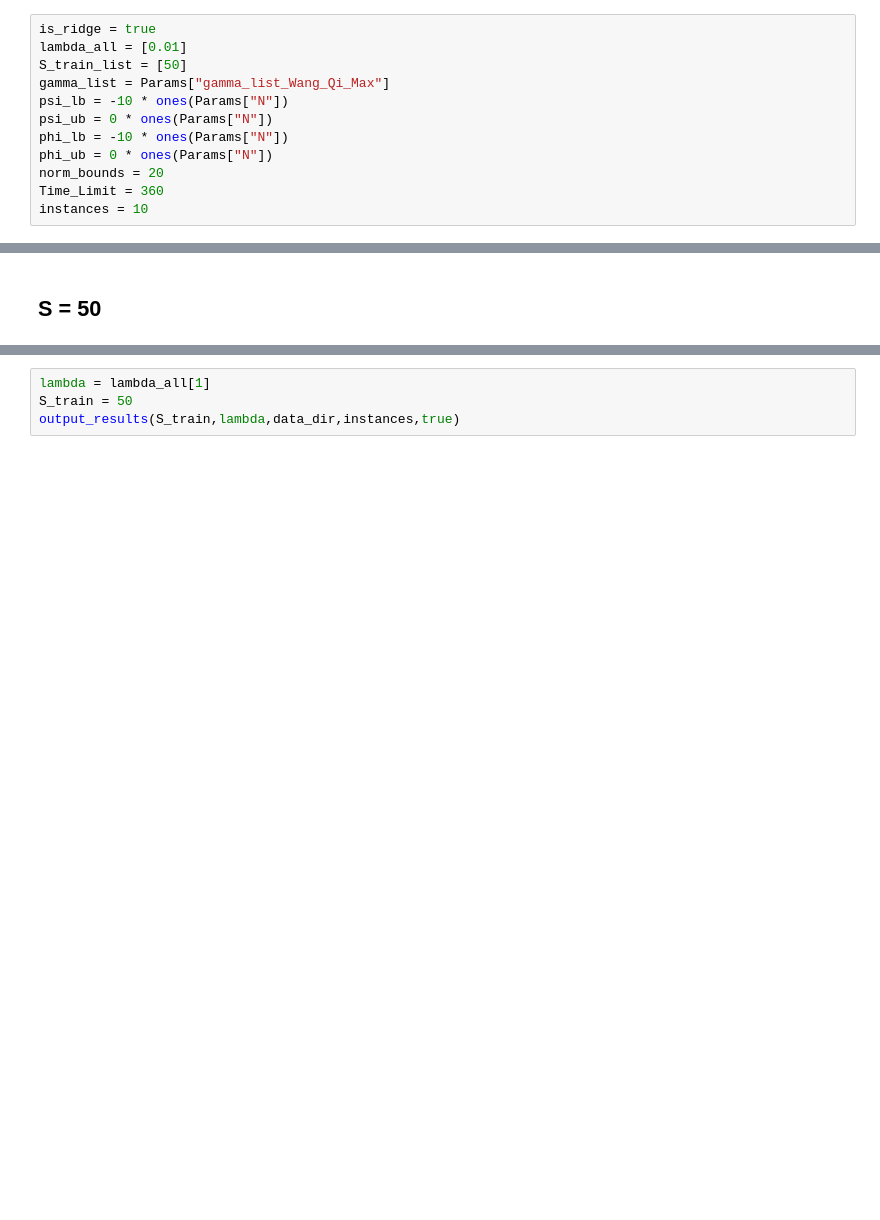
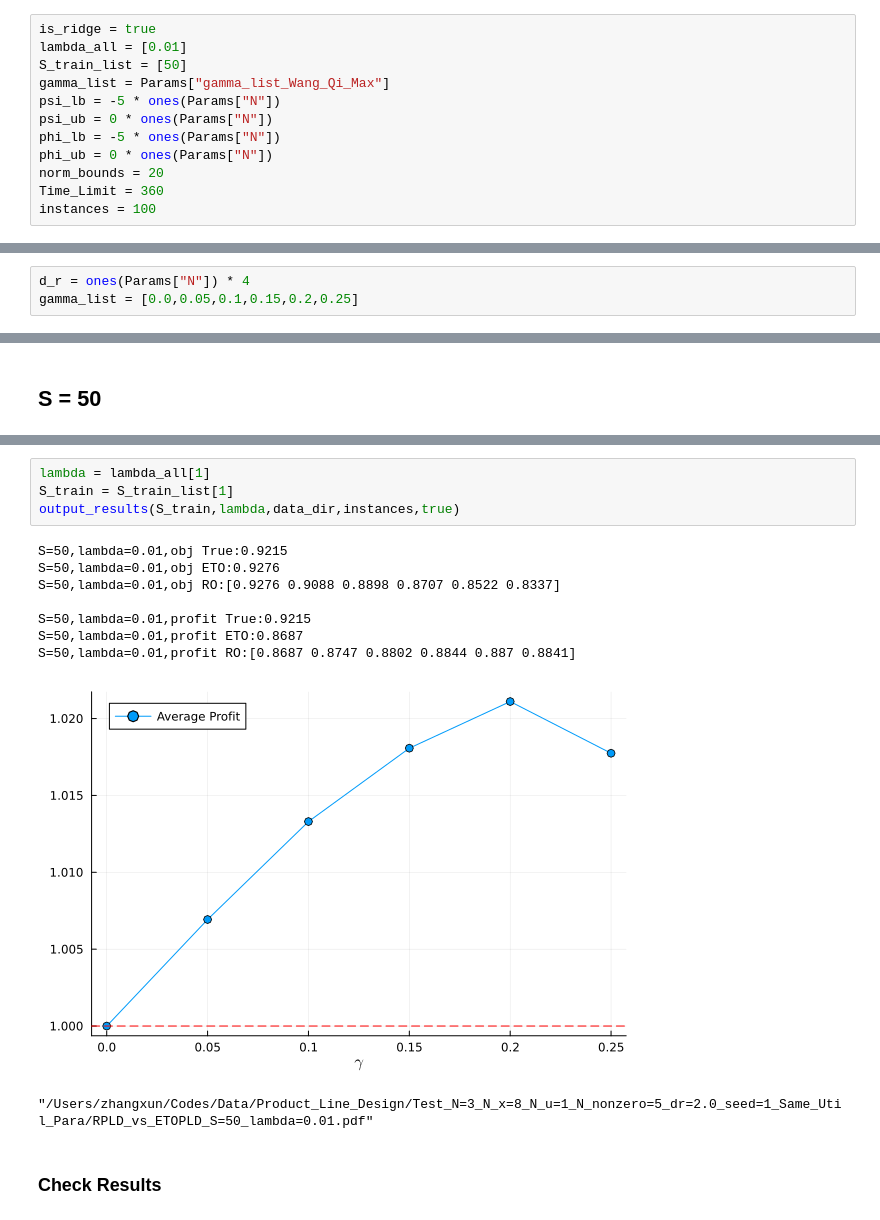
Before and after one commit to xunzhang-sjtu/Robust_Exp, a Jupyter notebook: Product_Line_Design/Experiment_Sample_Size.ipynb, the cells around one changed output, grey strips where cells are left out. Drawn from its saved outputs; the diff is of its cells as text; blank space fills up the shorter version.

```diff
--- a/Product_Line_Design/Experiment_Sample_Size.ipynb
+++ b/Product_Line_Design/Experiment_Sample_Size.ipynb
@@ -103,11 +103,11 @@ is_ridge = true
 lambda_all = [0.01]
 S_train_list = [50]
 gamma_list = Params["gamma_list_Wang_Qi_Max"]
-psi_lb = -10 * ones(Params["N"])
+psi_lb = -5 * ones(Params["N"])
 psi_ub = 0 * ones(Params["N"])
-phi_lb = -10 * ones(Params["N"])
+phi_lb = -5 * ones(Params["N"])
 phi_ub = 0 * ones(Params["N"])
 norm_bounds = 20
 Time_Limit = 360
-instances = 10
+instances = 100
 # %% [output]
@@ -114,0 +115,3 @@ instances = 10
+# %%
+d_r = ones(Params["N"]) * 4
+gamma_list = [0.0,0.05,0.1,0.15,0.2,0.25]
@@ -234,4 +263,16 @@ end
 # %%
 lambda = lambda_all[1]
-S_train = 50
+S_train = S_train_list[1]
 output_results(S_train,lambda,data_dir,instances,true)
+# %% [output]
+S=50,lambda=0.01,obj True:0.9215
+S=50,lambda=0.01,obj ETO:0.9276
+S=50,lambda=0.01,obj RO:[0.9276 0.9088 0.8898 0.8707 0.8522 0.8337]
+
+S=50,lambda=0.01,profit True:0.9215
+S=50,lambda=0.01,profit ETO:0.8687
+S=50,lambda=0.01,profit RO:[0.8687 0.8747 0.8802 0.8844 0.887 0.8841]
+[figure, added]
+"/Users/zhangxun/Codes/Data/Product_Line_Design/Test_N=3_N_x=8_N_u=1_N_nonzero=5_dr=2.0_seed=1_Same_Util_Para/RPLD_vs_ETOPLD_S=50_lambda=0.01.pdf"
+# %% [markdown]
+### Check Results
```
Also changed, not shown: parts of 17 cells of this notebook, 1 other file.
